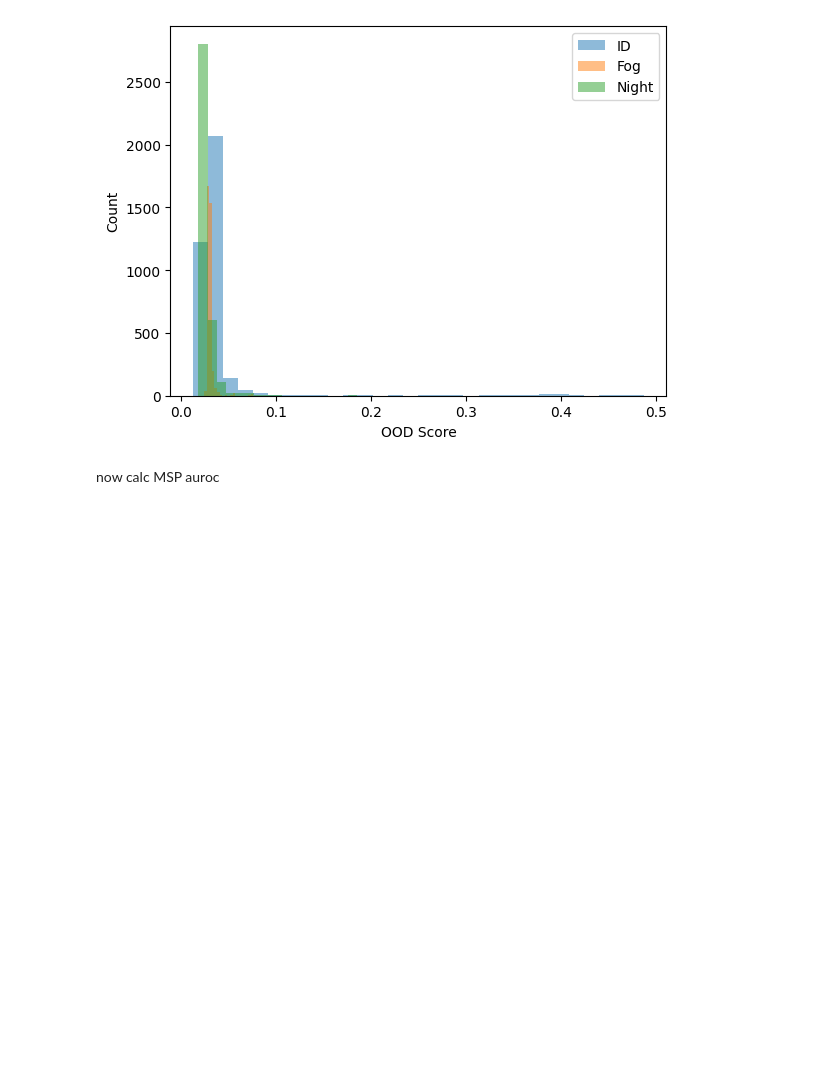
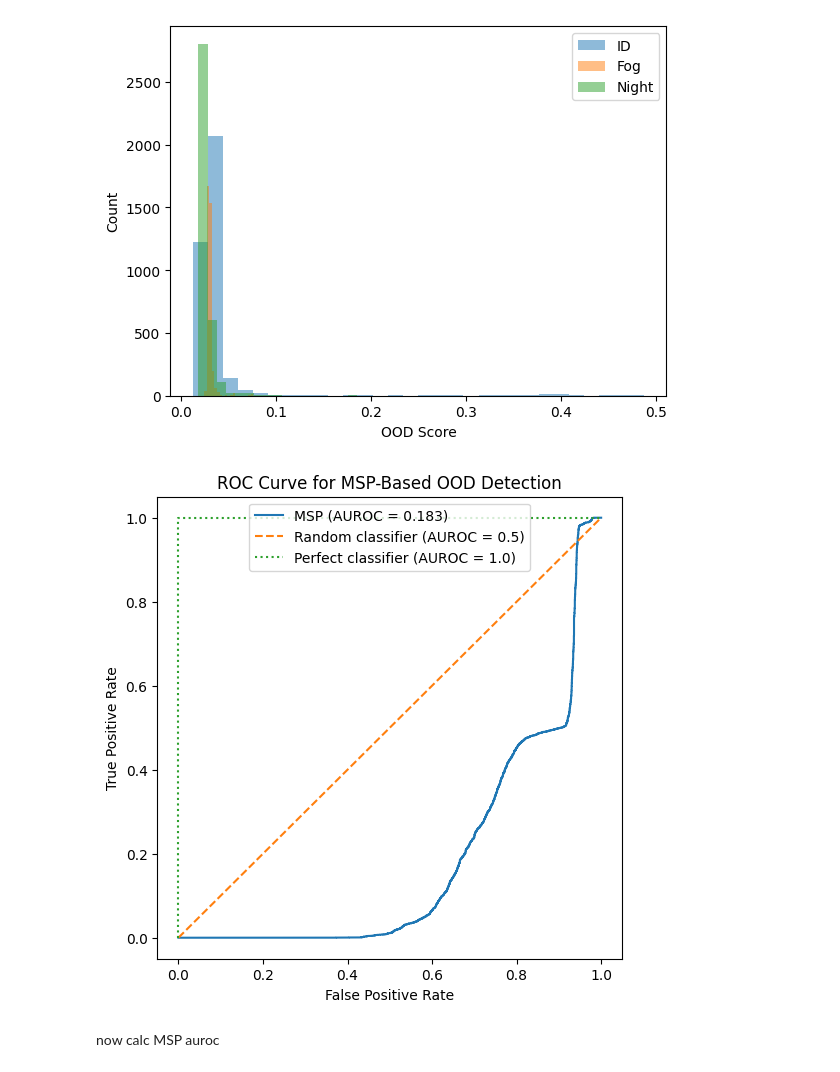
Before and after one commit to pr33thaml/ML-Safety-Ubung, a Jupyter notebook: exercise7/exercise_sheet_7.ipynb, the cells around one changed output. Cells and saved outputs as stored; diff of their text form; code cells hidden in the pictures; blank space fills up the shorter version.

```diff
--- a/exercise7/exercise_sheet_7.ipynb
+++ b/exercise7/exercise_sheet_7.ipynb
@@ -436,5 +436,27 @@ plt.show()0
 # %% [output]
 [figure]
+# %%
+from sklearn.metrics import roc_curve, roc_auc_score
+
+# Reverse scores because MSP assigned lower OOD scores to OOD images
+y_score_fixed = [-s for s in y_score]
+
+# Recompute AUROC and ROC curve
+auroc = roc_auc_score(y_true, y_score_fixed)
+fpr, tpr, _ = roc_curve(y_true, y_score_fixed)
+
+plt.figure(figsize=(6, 6))
+plt.plot(fpr, tpr, label=f"MSP (AUROC = {auroc:.3f})")
+plt.plot([0, 1], [0, 1], '--', label="Random classifier (AUROC = 0.5)")
+plt.plot([0, 0, 1], [0, 1, 1], ':', label="Perfect classifier (AUROC = 1.0)")
+
+plt.xlabel("False Positive Rate")
+plt.ylabel("True Positive Rate")
+plt.title("ROC Curve for MSP-Based OOD Detection")
+plt.legend()
+plt.show()
+# %% [output]
+[figure, added]
 # %% [markdown]
 now calc MSP auroc
 # %%
```
Also changed, not shown: parts of 3 cells of this notebook, 1 other file.
